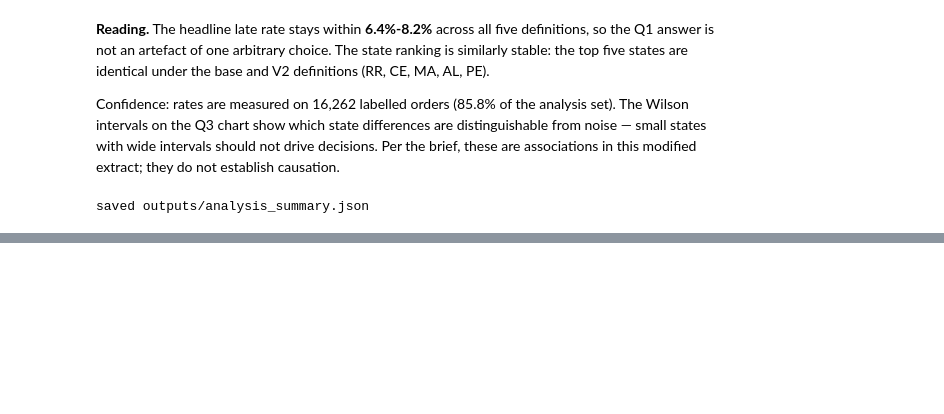
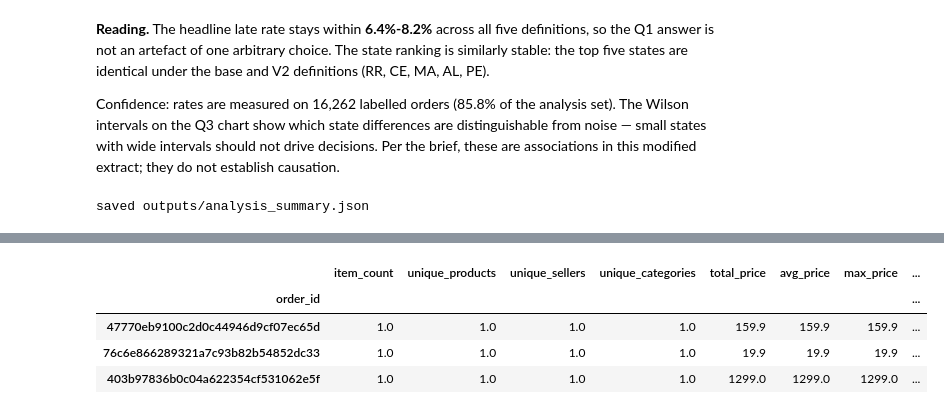
Before and after one commit to faizr206/Assignment1_DataEngineering, a Jupyter notebook: notebook.ipynb, the cells around one changed output, grey strips where cells are left out. Cells and saved outputs as stored; diff of their text form; code cells hidden in the pictures; blank space fills up the shorter version.

```diff
--- a/notebook.ipynb
+++ b/notebook.ipynb
@@ -1793,0 +1913,14 @@ saved outputs/analysis_summary.json
+# %%
+feat_cat = pd.DataFrame(index=base.index)
+
+cust_state_dummies = pd.get_dummies(base["customer_state"], prefix="cust_state",
+                                    dummy_na=True, dtype="int8")
+sell_state_dummies = pd.get_dummies(base["main_seller_state"], prefix="sell_state",
+                                    dummy_na=True, dtype="int8")
+
+city_freq = base["customer_city_normalized"].value_counts(normalize=True, dropna=True)
+feat_cat["customer_city_freq"] = base["customer_city_normalized"].map(city_freq)
+
+feat_cat = pd.concat([feat_cat, cust_state_dummies, sell_state_dummies], axis=1)
+print(f"{len(feat_cat.columns)} categorical-encoded features "
+      f"(1 frequency + {len(cust_state_dummies.columns)} customer-state + {len(sell_state_dummies.columns)} seller-state)")
@@ -1793,0 +1976,65 @@ saved outputs/analysis_summary.json
+# %%
+# Feature dictionary + machine-readable summary for the report
+desc = {
+    "item_count": ("numeric", "items in the basket", "nunique order_item_id per order", "NaN = no item rows (flagged by items_missing)"),
+    "unique_products": ("numeric", "distinct products in the basket", "nunique product_id", "NaN = no item rows"),
+    "unique_sellers": ("numeric", "distinct sellers in the basket", "nunique seller_id", "NaN = no item rows"),
+    "unique_categories": ("numeric", "distinct product categories", "nunique product_category_name", "NaN = no item rows"),
+    "total_price": ("numeric", "basket value in BRL", "sum of item prices", "NaN if all item prices missing"),
+    "avg_price": ("numeric", "mean item price in BRL", "mean of item prices", "NaN if all missing"),
+    "max_price": ("numeric", "most expensive item in BRL", "max of item prices", "NaN if all missing"),
+    "total_freight": ("numeric", "total freight in BRL", "sum of freight_value", "NaN if all missing; negatives removed in Section 2"),
+    "freight_ratio": ("numeric", "freight / (basket value + 1)", "derived", "NaN if freight missing"),
+    "price_per_item": ("numeric", "basket value per item", "total_price / item_count", "NaN if no items"),
+    "total_weight_g": ("numeric", "total basket weight in grams", "sum of product_weight_g", "NaN = catalogue gap (flagged by weight_missing)"),
+    "avg_weight_g": ("numeric", "mean item weight in grams", "mean of product_weight_g", "NaN = catalogue gap"),
+    "volume_cm3": ("numeric", "mean item volume (L*H*W cm)", "product of mean dimensions", "NaN if any dimension missing"),
+    "avg_description_length": ("numeric", "mean product description length (chars)", "mean of product_description_lenght", "NaN = optional catalogue field"),
+    "avg_photos_qty": ("numeric", "mean product photo count", "mean of product_photos_qty", "NaN = optional catalogue field"),
+    "unique_seller_states": ("numeric", "number of states the sellers ship from", "nunique seller_state", "NaN = no item rows"),
+    "seller_customer_same_state": ("numeric", "1 if main seller state equals customer state", "derived comparison", "NaN if either state missing"),
+    "items_missing": ("binary flag", "1 if the order has no item rows", "derived", "never NaN"),
+    "weight_missing": ("binary flag", "1 if basket weight unknown", "derived", "never NaN"),
+    "promised_window_days": ("numeric", "calendar days from approval to estimated delivery", "estimated date - approval (purchase fallback)", "NaN if both dates missing"),
+    "purchase_to_approval_hours": ("numeric", "hours from purchase to approval", "approval - purchase timestamps", "NaN if both missing"),
+    "approval_hour_sin/cos": ("cyclical", "time of day of approval (24h cycle)", "sin/cos of hour", "NaN if approval time unknown"),
+    "approval_dow_sin/cos": ("cyclical", "weekday of approval (7d cycle)", "sin/cos of day-of-week", "NaN if unknown"),
+    "approval_month_sin/cos": ("cyclical", "month of approval (12m cycle)", "sin/cos of month", "NaN if unknown"),
+    "approved_missing": ("binary flag", "1 if approval timestamp absent (purchase used instead)", "derived", "never NaN"),
+    "customer_city_freq": ("frequency", "share of orders from the customer's normalised city", "value_counts(normalize) mapping", "NaN if city unmatched"),
+}
+
+rows = []
+for col in feature_table.columns:
+    if col in desc:
+        kind, meaning, derivation, missing = desc[col]
+    elif col.startswith("cust_state_"):
+        state = col[len("cust_state_"):]
+        kind, meaning = "binary one-hot", f"customer state = {state}"
+        derivation, missing = "one-hot of customer_state", "cust_state_nan = 1 flags missing state"
+    elif col.startswith("sell_state_"):
+        state = col[len("sell_state_"):]
+        kind, meaning = "binary one-hot", f"main seller state = {state}"
+        derivation, missing = "one-hot of main_seller_state", "sell_state_nan = 1 flags missing state"
+    else:
+        kind, meaning, derivation, missing = "numeric", col, "-", "-"
+    rows.append({"feature": col, "kind": kind, "dtype": str(feature_table[col].dtype),
+                 "meaning": meaning, "derivation": derivation, "missing_policy": missing})
+
+feature_dictionary = pd.DataFrame(rows)
+feature_dictionary.to_csv(out_dir / "feature_dictionary.csv", index=False)
+
+features_summary = {
+    "n_orders": int(len(feature_table)),
+    "n_features": int(feature_table.shape[1]),
+    "n_binary_onehot": int(sum(feature_dictionary["kind"] == "binary one-hot")),
+    "n_labelled": int(labels["delivered_after_estimate"].notna().sum()),
+    "columns": feature_table.dtypes.astype(str).to_dict(),
+    "missing_counts": {k: int(v) for k, v in feature_table.isna().sum().items() if v > 0},
+    "leakage_banned_checked": leakage_banned,
+}
+(out_dir / "features_summary.json").write_text(json.dumps(features_summary, indent=2))
+print(f"feature dictionary: {len(feature_dictionary)} rows -> outputs/feature_dictionary.csv")
+print(f"summary -> outputs/features_summary.json")
+feature_table.iloc[:3, :12]
+# %% [output]
@@ -1793,0 +2043,5 @@ saved outputs/analysis_summary.json
+|  | item_count | unique_products | unique_sellers | unique_categories | total_price | avg_price | max_price | ... |
+| order_id |  |  |  |  |  |  |  | ... |
+| 47770eb9100c2d0c44946d9cf07ec65d | 1.0 | 1.0 | 1.0 | 1.0 | 159.9 | 159.9 | 159.9 | ... |
+| 76c6e866289321a7c93b82b54852dc33 | 1.0 | 1.0 | 1.0 | 1.0 | 19.9 | 19.9 | 19.9 | ... |
+| 403b97836b0c04a622354cf531062e5f | 1.0 | 1.0 | 1.0 | 1.0 | 1299.0 | 1299.0 | 1299.0 | ... |
```
Also changed, not shown: parts of 23 cells of this notebook, 12 other files.
